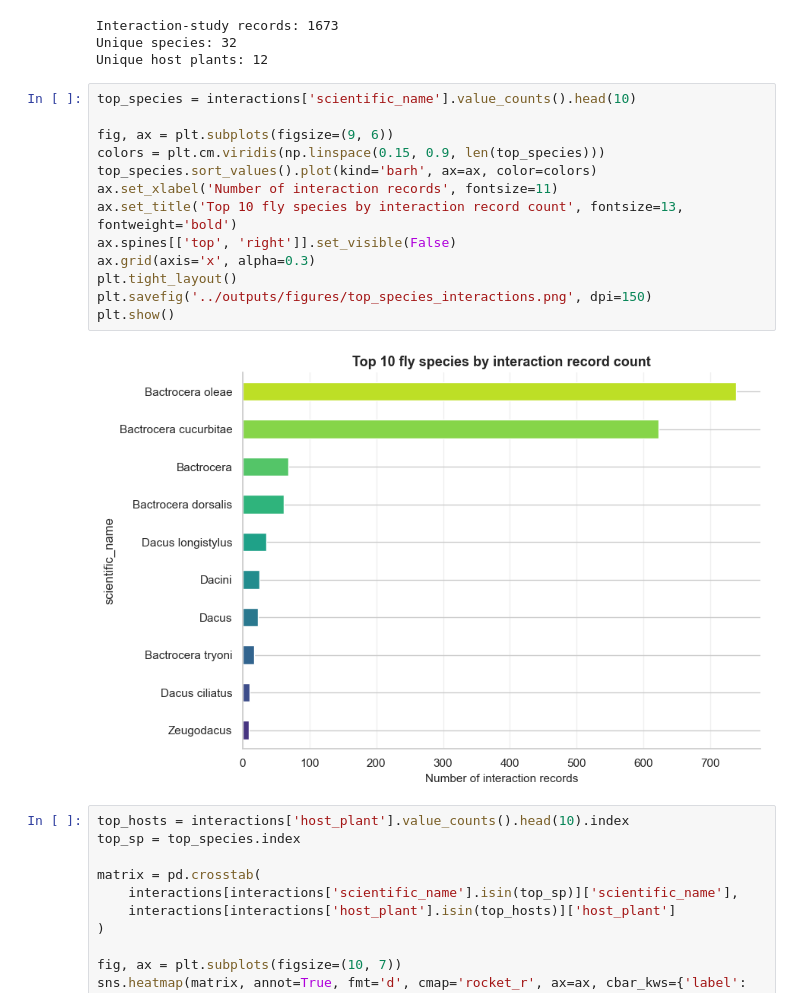
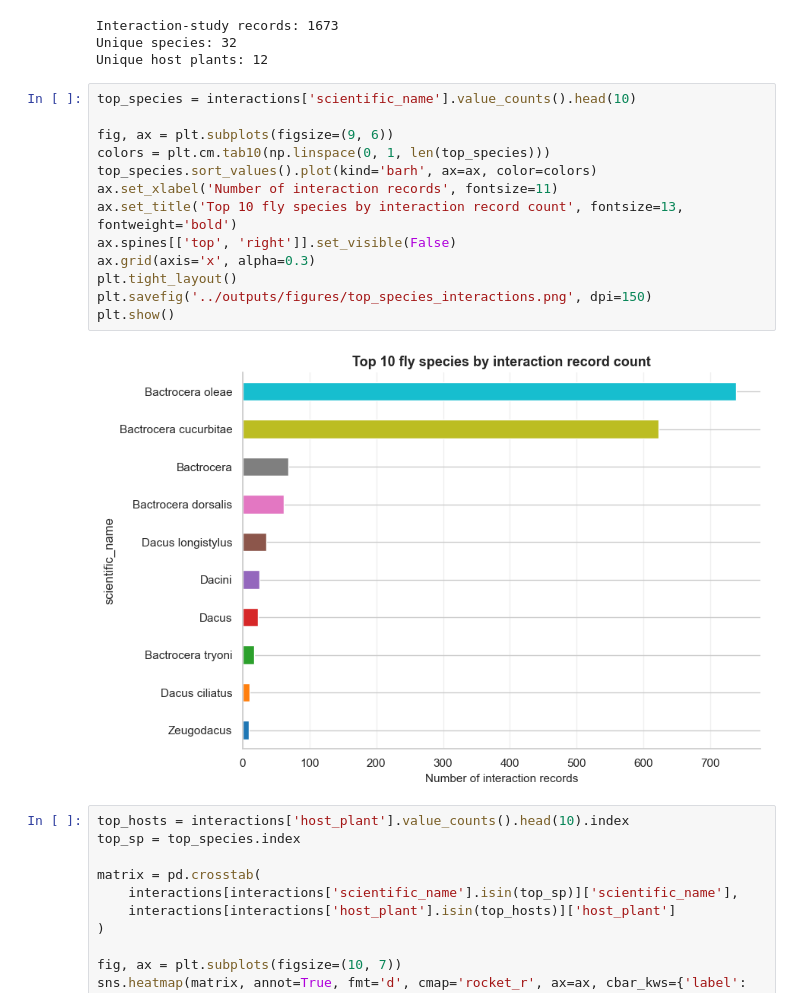
Before and after one commit to Simon-Kimanzi/Fruit_fly-Host-Interactions-SDM-, a Jupyter notebook: notebooks/02_modeling.ipynb, the cells around one changed output. Cells and saved outputs as stored; diff of their text form.

```diff
--- a/notebooks/02_modeling.ipynb
+++ b/notebooks/02_modeling.ipynb
@@ -60,18 +59,18 @@ Unique host plants: 12
 # %%
 top_species = interactions['scientific_name'].value_counts().head(10)
 
 fig, ax = plt.subplots(figsize=(9, 6))
-colors = plt.cm.viridis(np.linspace(0.15, 0.9, len(top_species)))
+colors = plt.cm.tab10(np.linspace(0, 1, len(top_species)))
 top_species.sort_values().plot(kind='barh', ax=ax, color=colors)
 ax.set_xlabel('Number of interaction records', fontsize=11)
 ax.set_title('Top 10 fly species by interaction record count', fontsize=13, fontweight='bold')
 ax.spines[['top', 'right']].set_visible(False)
 ax.grid(axis='x', alpha=0.3)
 plt.tight_layout()
 plt.savefig('../outputs/figures/top_species_interactions.png', dpi=150)
 plt.show()
 # %% [output]
-[figure, old version]
+[figure, new version]
 # %%
 top_hosts = interactions['host_plant'].value_counts().head(10).index
 top_sp = top_species.index
```
Also changed, not shown: parts of 36 cells of this notebook, 4 other files.
